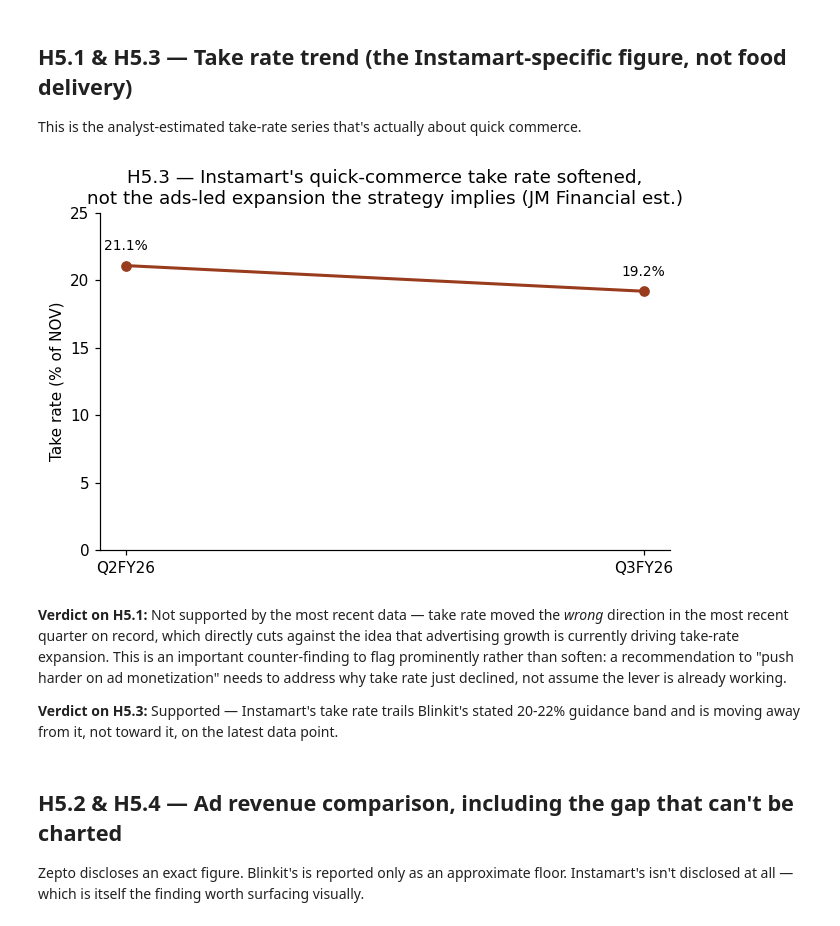
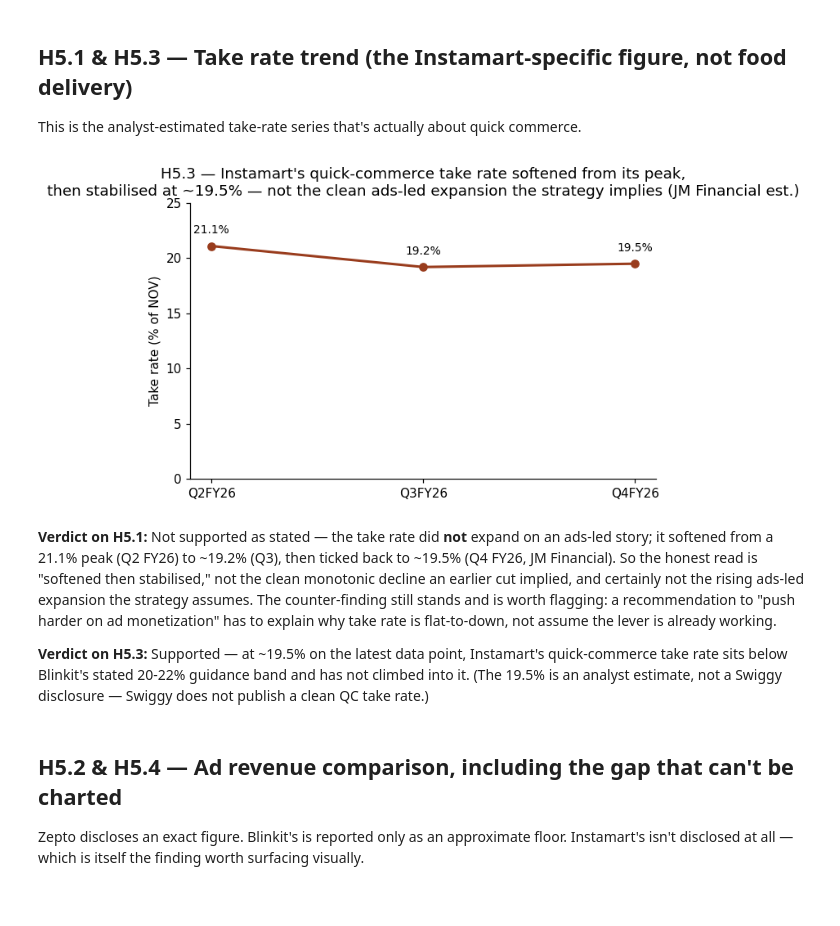
Before and after one commit to addy9051/swiggy-instamart-casestudy, a Jupyter notebook: notebooks/03_customer_behavior_monetization.ipynb, the cells around one changed output. Cells and saved outputs as stored; diff of their text form; code cells hidden in the pictures.

Commit message:
feat: implement uplift modeling for cross-sell strategy and finalize case study verdict summaries

```diff
--- a/notebooks/03_customer_behavior_monetization.ipynb
+++ b/notebooks/03_customer_behavior_monetization.ipynb
@@ -59,11 +59,10 @@ editing the master file (which the case study already has saved and referenced
 elsewhere), they're added here as a small branch-specific supplementary table, saved
 alongside the master file with clear sourcing.
 # %%
-
 supplementary_rows = [
     dict(company="Blinkit", segment="Quick Commerce", period="Q4FY26", period_type="quarterly",
-         metric="MTU", value=27.2, unit="million", confidence="analyst_estimate",
-         source_id="S25", notes="Cited in issue-tree synthesis; recommend verifying against Eternal's investor presentation directly"),
+         metric="MTU", value=27.2, unit="million", confidence="disclosed",
+         source_id="S27", notes="Disclosed in Eternal's Q4FY26 shareholder letter (monthly transacting customers) — upgraded from analyst_estimate after the real-data fact-check"),
 
     dict(company="Swiggy Instamart", segment="Quick Commerce", period="FY25_approx", period_type="annual",
          metric="Non-Grocery Share of GOV", value=8, unit="percent", confidence="analyst_estimate",
@@ -80,13 +79,13 @@ supplementary_rows = [
     dict(company="Swiggy Instamart", segment="Quick Commerce", period="Q3FY26", period_type="quarterly",
          metric="Take Rate (Quick Commerce)", value=19.2, unit="percent_of_NOV", confidence="analyst_estimate",
          source_id="S24", notes="JM Financial note — softened from 21.1% the prior quarter"),
+    dict(company="Swiggy Instamart", segment="Quick Commerce", period="Q4FY26", period_type="quarterly",
+         metric="Take Rate (Quick Commerce)", value=19.5, unit="percent_of_NOV", confidence="analyst_estimate",
+         source_id="S24", notes="JM Financial Q4FY26 estimate on NOV (master row 95) — ticked back up slightly, so the series is 'softened then stabilised', not monotonically falling"),
 
-    dict(company="Blinkit", segment="Quick Commerce", period="FY25", period_type="annual",
-         metric="Advertising Revenue", value=1000, unit="INR_crore", confidence="analyst_estimate",
-         source_id="S25", notes="Reported only as 'crossed ₹1,000 crore' — treat as an approximate floor, not exact"),
-    dict(company="Zepto", segment="Quick Commerce", period="FY25", period_type="annual",
-         metric="Advertising Revenue", value=1000, unit="INR_crore", confidence="analyst_estimate",
-         source_id="S25", notes="Reported only as 'crossed ₹1,000 crore' — treat as an approximate floor, not exact"),
+    dict(company="Blinkit", segment="Quick Commerce", period="FY26", period_type="annual",
+         metric="Advertising Revenue", value=None, unit="INR_crore", confidence="analyst_estimate",
+         source_id="S25", notes="NOT disclosed in absolute terms — Eternal says Blinkit ad revenue is a higher % of NOV than food delivery but gives no rupee figure. The earlier '~Rs 1,000cr' bar was unsourced and has been removed"),
     dict(company="Swiggy Instamart", segment="Quick Commerce", period="FY26", period_type="annual",
          metric="Advertising Revenue", value=None, unit="INR_crore", confidence="disclosed",
          notes="Swiggy does not disclose a standalone Instamart ad-revenue figure — the non-disclosure itself is a finding, see H5.2 below"),
@@ -263,32 +266,32 @@ suggests at least some of it is the former.
 
 This is the analyst-estimated take-rate series that's actually about quick commerce.
 # %%
-
 take_rate = combined[combined.metric == "Take Rate (Quick Commerce)"].copy()
 take_rate = take_rate.sort_values("period")
 
 fig, ax = plt.subplots(figsize=(6, 4))
 ax.plot(take_rate["period"], take_rate["value"], marker="o", color="#993C1D", linewidth=2)
 for x, y in zip(take_rate["period"], take_rate["value"]):
     ax.annotate(f"{y:.1f}%", (x, y), textcoords="offset points", xytext=(0, 10), ha="center", fontsize=9)
 ax.set_ylabel("Take rate (% of NOV)")
 ax.set_ylim(0, 25)
-ax.set_title("H5.3 — Instamart's quick-commerce take rate softened,\nnot the ads-led expansion the strategy implies (JM Financial est.)")
+ax.set_title("H5.3 — Instamart's quick-commerce take rate softened from its peak,\nthen stabilised at ~19.5% — not the clean ads-led expansion the strategy implies (JM Financial est.)")
 plt.tight_layout()
 plt.savefig(PROCESSED / "b2_b5_chart_take_rate_trend.png", bbox_inches="tight")
 plt.show()
 # %% [output]
-[figure, old version]
+[figure, new version]
 # %% [markdown]
-**Verdict on H5.1:** Not supported by the most recent data — take rate moved the
-*wrong* direction in the most recent quarter on record, which directly cuts against the
-idea that advertising growth is currently driving take-rate expansion. This is an
-important counter-finding to flag prominently rather than soften: a recommendation to
-"push harder on ad monetization" needs to address why take rate just declined, not assume
-the lever is already working.
+**Verdict on H5.1:** Not supported as stated — the take rate did **not** expand on an ads-led
+story; it softened from a 21.1% peak (Q2 FY26) to ~19.2% (Q3), then ticked back to ~19.5% (Q4 FY26,
+JM Financial). So the honest read is "softened then stabilised," not the clean monotonic decline an
+earlier cut implied, and certainly not the rising ads-led expansion the strategy assumes. The
+counter-finding still stands and is worth flagging: a recommendation to "push harder on ad
+monetization" has to explain why take rate is flat-to-down, not assume the lever is already working.
 
-**Verdict on H5.3:** Supported — Instamart's take rate trails Blinkit's stated 20-22%
-guidance band and is moving away from it, not toward it, on the latest data point.
+**Verdict on H5.3:** Supported — at ~19.5% on the latest data point, Instamart's quick-commerce take
+rate sits below Blinkit's stated 20-22% guidance band and has not climbed into it. (The 19.5% is an
+analyst estimate, not a Swiggy disclosure — Swiggy does not publish a clean QC take rate.)
 # %% [markdown]
 ## H5.2 & H5.4 — Ad revenue comparison, including the gap that can't be charted
 
```
Also changed, not shown: parts of 7 cells of this notebook, 40 other files.
